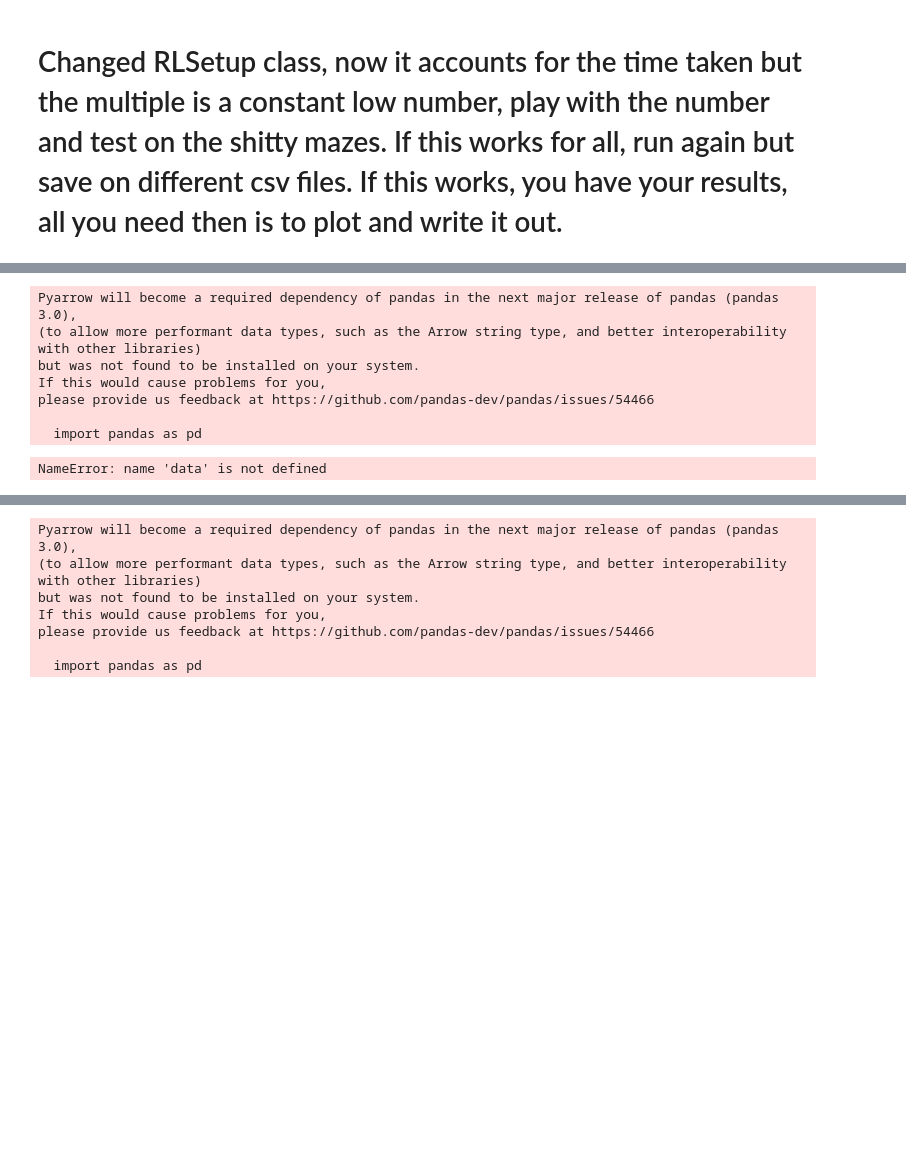
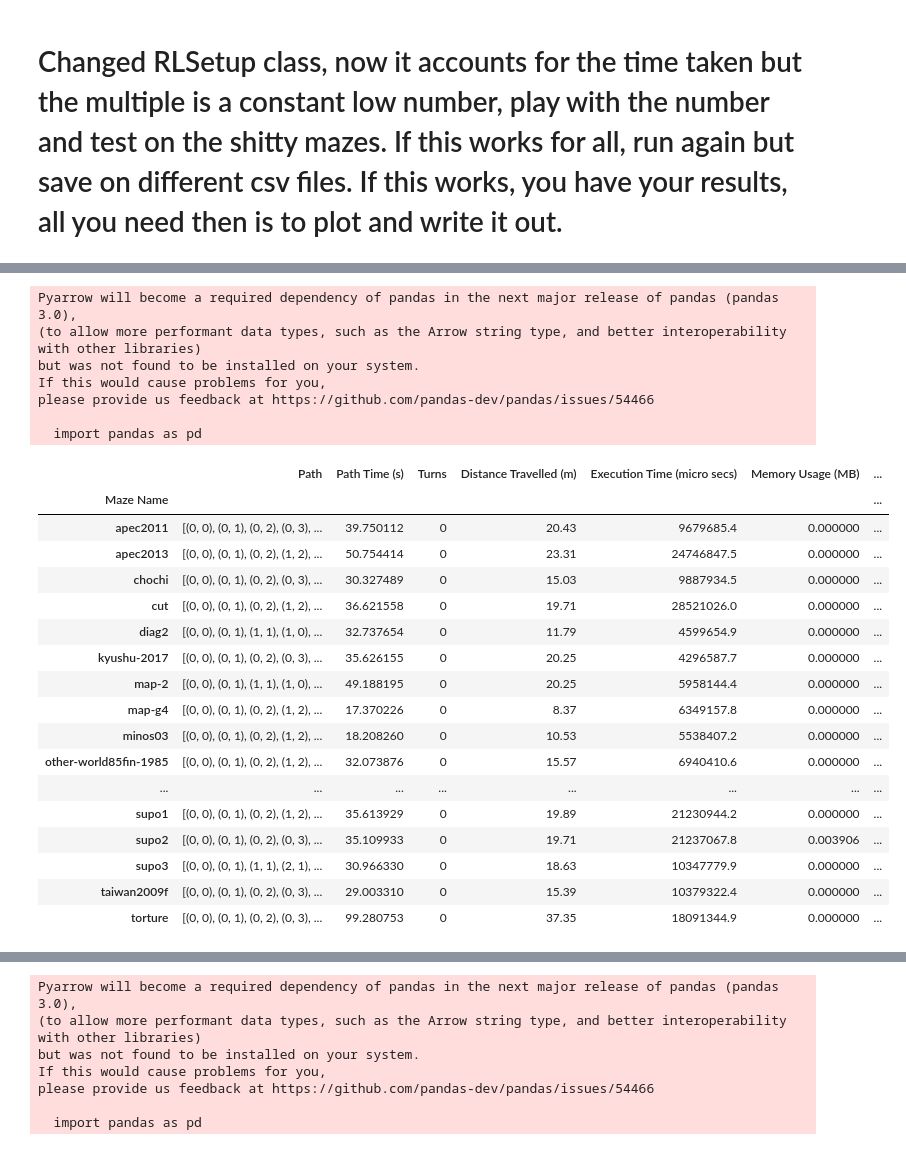
Before and after one commit to FarisAnsara/Optimal-Pathfinding-Micromouse, a Jupyter notebook: test.ipynb, the cells around one changed output, grey strips where cells are left out. Saved outputs shown, nothing was run; the diff lists cells and outputs as text; code cells hidden in the pictures; blank space fills up the shorter version.

```diff
--- a/test.ipynb
+++ b/test.ipynb
@@ -163,7 +150,7 @@ def get_mazes_json(dirname, maze_names):
 
 # Example usage:
 maze_names = [
-    'cut', 'diag2', 'kyushu-2017',
+    'apec2011', 'apec2013', 'chochi', 'cut', 'diag2', 'kyushu-2017',
     'map-2', 'map-g4', 'minos03', 'other-world85fin-1985',
     'portugal-2017-qualifier', 'solver', 'song-2', 'sundo-1', 'supo1',
     'supo2', 'supo3', 'taiwan2009f', 'torture'
@@ -314,6 +249,6 @@ KeyboardInterrupt:
 # %%
 import pandas as pd
-data_df = pd.DataFrame(data).set_index('Maze Name')
+data_df_q = pd.DataFrame(data).set_index('Maze Name')
 # %% [output]
 Pyarrow will become a required dependency of pandas in the next major release of pandas (pandas 3.0),
 (to allow more performant data types, such as the Arrow string type, and better interoperability with other libraries)
@@ -322,7 +257,6 @@ If this would cause problems for you,
 please provide us feedback at https://github.com/pandas-dev/pandas/issues/54466
 
   import pandas as pd
-NameError: name 'data' is not defined
 # %%
 maze_names = [
     'apec2011', 'apec2013', 'chochi', 'cut', 'diag2', 'kyushu-2017',
@@ -337,3 +267,24 @@ data_df[data_df['Failed To Use Equations of Motion'] == True]
+# %%
+data_df_q
+# %% [output]
+|  | Path | Path Time (s) | Turns | Distance Travelled (m) | Execution Time (micro secs) | Memory Usage (MB) | ... |
+| Maze Name |  |  |  |  |  |  | ... |
+| apec2011 | [(0, 0), (0, 1), (0, 2), (0, 3), ... | 39.750112 | 0 | 20.43 | 9679685.4 | 0.000000 | ... |
+| apec2013 | [(0, 0), (0, 1), (0, 2), (1, 2), ... | 50.754414 | 0 | 23.31 | 24746847.5 | 0.000000 | ... |
+| chochi | [(0, 0), (0, 1), (0, 2), (0, 3), ... | 30.327489 | 0 | 15.03 | 9887934.5 | 0.000000 | ... |
+| cut | [(0, 0), (0, 1), (0, 2), (1, 2), ... | 36.621558 | 0 | 19.71 | 28521026.0 | 0.000000 | ... |
+| diag2 | [(0, 0), (0, 1), (1, 1), (1, 0), ... | 32.737654 | 0 | 11.79 | 4599654.9 | 0.000000 | ... |
+| kyushu-2017 | [(0, 0), (0, 1), (0, 2), (0, 3), ... | 35.626155 | 0 | 20.25 | 4296587.7 | 0.000000 | ... |
+| map-2 | [(0, 0), (0, 1), (1, 1), (1, 0), ... | 49.188195 | 0 | 20.25 | 5958144.4 | 0.000000 | ... |
+| map-g4 | [(0, 0), (0, 1), (0, 2), (1, 2), ... | 17.370226 | 0 | 8.37 | 6349157.8 | 0.000000 | ... |
+| minos03 | [(0, 0), (0, 1), (0, 2), (1, 2), ... | 18.208260 | 0 | 10.53 | 5538407.2 | 0.000000 | ... |
+| other-world85fin-1985 | [(0, 0), (0, 1), (0, 2), (1, 2), ... | 32.073876 | 0 | 15.57 | 6940410.6 | 0.000000 | ... |
+| ... | ... | ... | ... | ... | ... | ... | ... |
+| supo1 | [(0, 0), (0, 1), (0, 2), (1, 2), ... | 35.613929 | 0 | 19.89 | 21230944.2 | 0.000000 | ... |
+| supo2 | [(0, 0), (0, 1), (0, 2), (0, 3), ... | 35.109933 | 0 | 19.71 | 21237067.8 | 0.003906 | ... |
+| supo3 | [(0, 0), (0, 1), (1, 1), (2, 1), ... | 30.966330 | 0 | 18.63 | 10347779.9 | 0.000000 | ... |
+| taiwan2009f | [(0, 0), (0, 1), (0, 2), (0, 3), ... | 29.003310 | 0 | 15.39 | 10379322.4 | 0.000000 | ... |
+| torture | [(0, 0), (0, 1), (0, 2), (0, 3), ... | 99.280753 | 0 | 37.35 | 18091344.9 | 0.000000 | ... |
 # %%
 import os
 import glob
```
Also changed, not shown: parts of 9 cells of this notebook, 11 other files.
